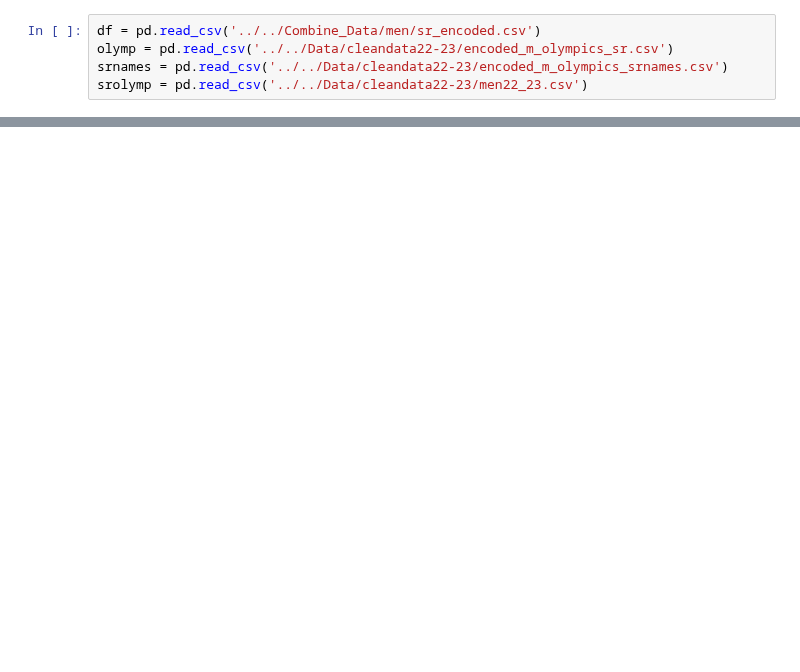
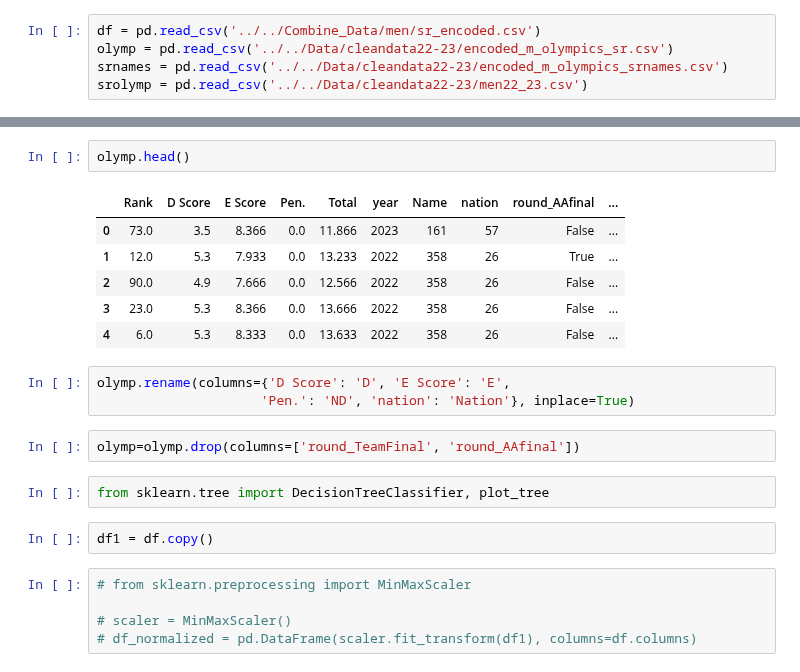
Before and after one commit to RyanJTalbot/MSDS, a Jupyter notebook: Core/Data Mining Foundations/Data Mining Project/Project/competition_gym2023/modeling/men/sr.ipynb, the cells around one changed output, grey strips where cells are left out. Saved outputs shown, nothing was run; the diff lists cells and outputs as text; blank space fills up the shorter version.

```diff
--- a/Core/Data Mining Foundations/Data Mining Project/Project/competition_gym2023/modeling/men/sr.ipynb
+++ b/Core/Data Mining Foundations/Data Mining Project/Project/competition_gym2023/modeling/men/sr.ipynb
@@ -27,0 +128,23 @@ memory usage: 26.9+ KB
+# %%
+olymp.head()
+# %% [output]
+|  | Rank | D Score | E Score | Pen. | Total | year | Name | nation | round_AAfinal | ... |
+| 0 | 73.0 | 3.5 | 8.366 | 0.0 | 11.866 | 2023 | 161 | 57 | False | ... |
+| 1 | 12.0 | 5.3 | 7.933 | 0.0 | 13.233 | 2022 | 358 | 26 | True | ... |
+| 2 | 90.0 | 4.9 | 7.666 | 0.0 | 12.566 | 2022 | 358 | 26 | False | ... |
+| 3 | 23.0 | 5.3 | 8.366 | 0.0 | 13.666 | 2022 | 358 | 26 | False | ... |
+| 4 | 6.0 | 5.3 | 8.333 | 0.0 | 13.633 | 2022 | 358 | 26 | False | ... |
+# %%
+olymp.rename(columns={'D Score': 'D', 'E Score': 'E',
+                     'Pen.': 'ND', 'nation': 'Nation'}, inplace=True)
+# %%
+olymp=olymp.drop(columns=['round_TeamFinal', 'round_AAfinal'])
+# %%
+from sklearn.tree import DecisionTreeClassifier, plot_tree
+# %%
+df1 = df.copy()
+# %%
+# from sklearn.preprocessing import MinMaxScaler
+
+# scaler = MinMaxScaler()
+# df_normalized = pd.DataFrame(scaler.fit_transform(df1), columns=df.columns)
```
Also changed, not shown: parts of 19 cells of this notebook, 30 other files.
